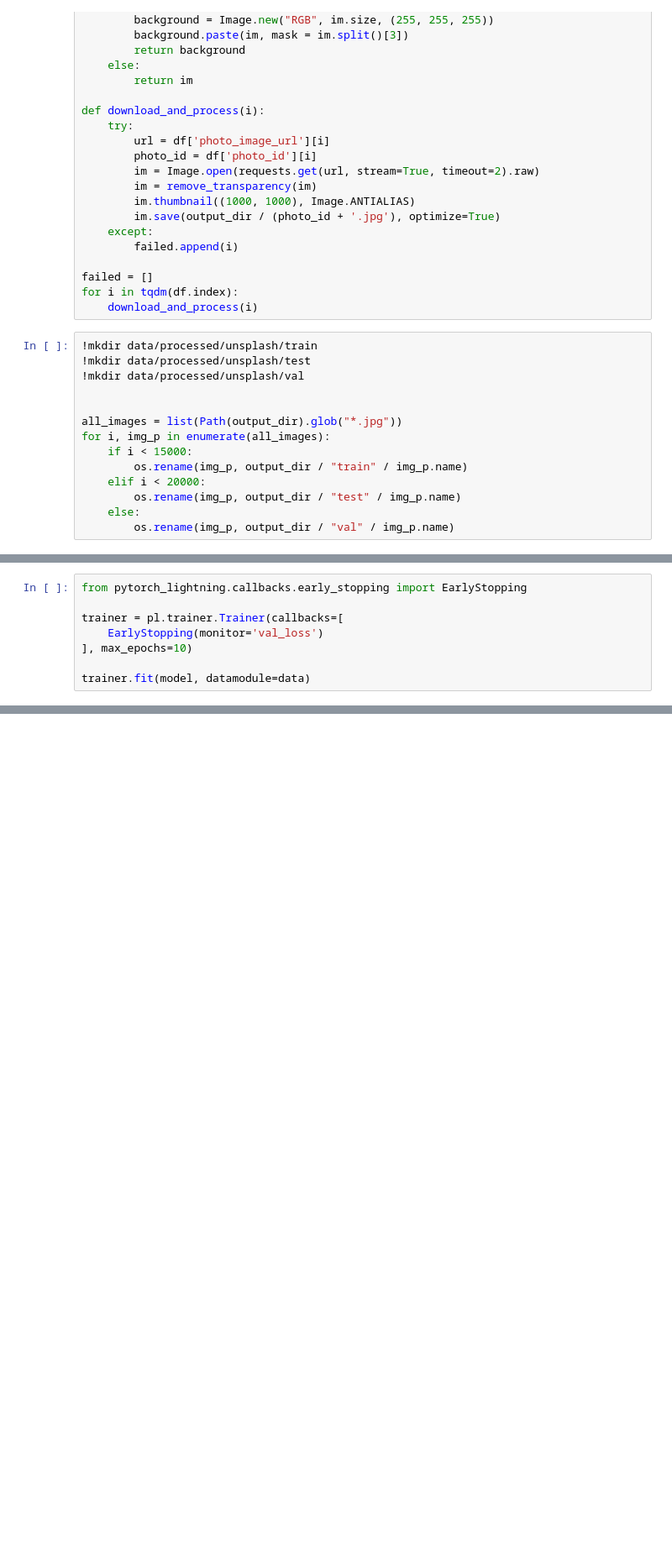
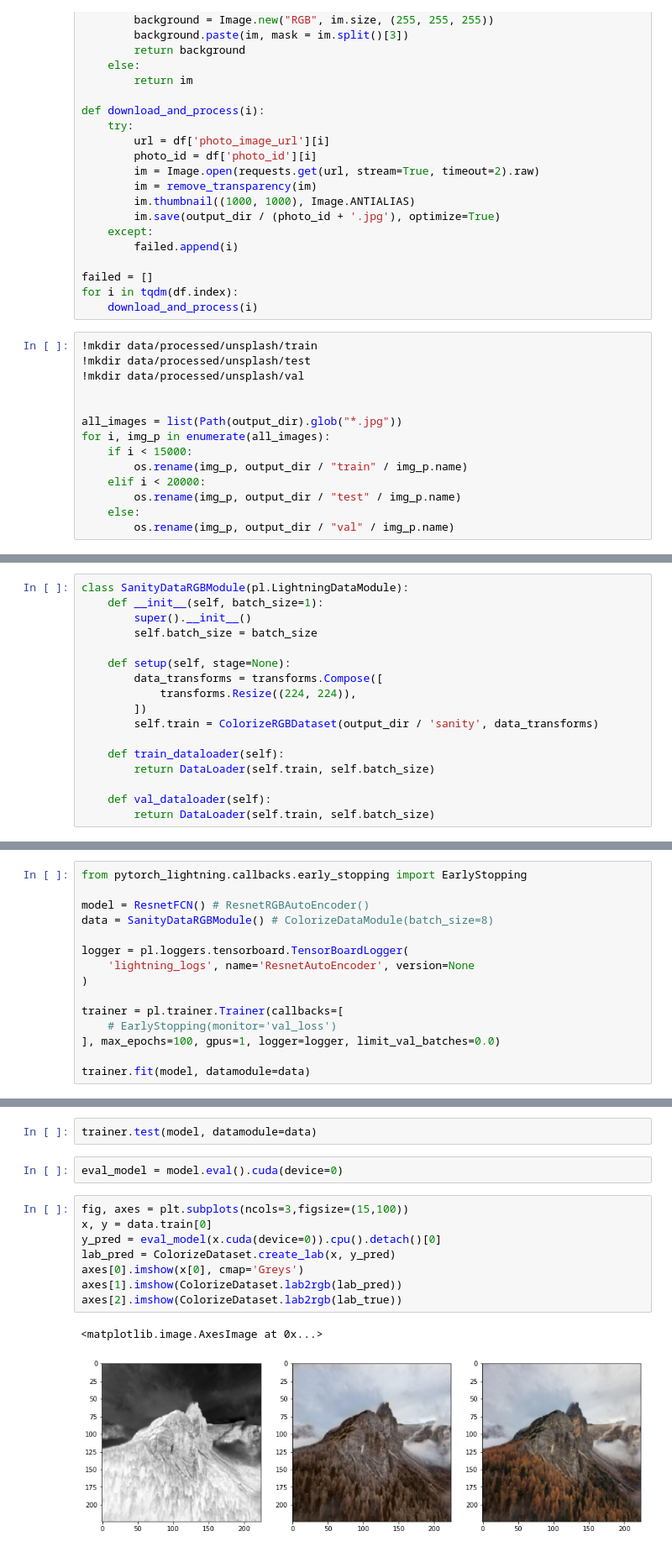
Before and after one commit to alexander-ding/colorize, a Jupyter notebook: colorize.ipynb, the cells around one changed output, grey strips where cells are left out. Shown at 84% size. Cells and saved outputs as stored; diff of their text form; blank space fills up the shorter version.

```diff
--- a/colorize.ipynb
+++ b/colorize.ipynb
@@ -156,0 +243,17 @@ data = ColorizeDataModule()
+# %%
+class SanityDataRGBModule(pl.LightningDataModule):
+    def __init__(self, batch_size=1):
+        super().__init__()
+        self.batch_size = batch_size
+
+    def setup(self, stage=None):
+        data_transforms = transforms.Compose([
+            transforms.Resize((224, 224)),
+        ])
+        self.train = ColorizeRGBDataset(output_dir / 'sanity', data_transforms)
+
+    def train_dataloader(self):
+        return DataLoader(self.train, self.batch_size)
+
+    def val_dataloader(self):
+        return DataLoader(self.train, self.batch_size)
@@ -231,9 +454,16 @@ tensor(0.9899)
 # %%
 from pytorch_lightning.callbacks.early_stopping import EarlyStopping
 
+model = ResnetFCN() # ResnetRGBAutoEncoder()
+data = SanityDataRGBModule() # ColorizeDataModule(batch_size=8)
+
+logger = pl.loggers.tensorboard.TensorBoardLogger(
+    'lightning_logs', name='ResnetAutoEncoder', version=None
+)
+
 trainer = pl.trainer.Trainer(callbacks=[
-    EarlyStopping(monitor='val_loss')
-], max_epochs=10)
+    # EarlyStopping(monitor='val_loss')
+], max_epochs=100, gpus=1, logger=logger, limit_val_batches=0.0)
 
 trainer.fit(model, datamodule=data)
 # %% [output]
@@ -248,0 +479,15 @@ torch.Size([32, 2, 224, 224])
+# %%
+trainer.test(model, datamodule=data)
+# %%
+eval_model = model.eval().cuda(device=0)
+# %%
+fig, axes = plt.subplots(ncols=3,figsize=(15,100))
+x, y = data.train[0]
+y_pred = eval_model(x.cuda(device=0)).cpu().detach()[0]
+lab_pred = ColorizeDataset.create_lab(x, y_pred)
+axes[0].imshow(x[0], cmap='Greys')
+axes[1].imshow(ColorizeDataset.lab2rgb(lab_pred))
+axes[2].imshow(ColorizeDataset.lab2rgb(lab_true))
+# %% [output]
+<matplotlib.image.AxesImage at 0x...>
+[figure, added]
```
Also changed, not shown: parts of 18 cells of this notebook.
